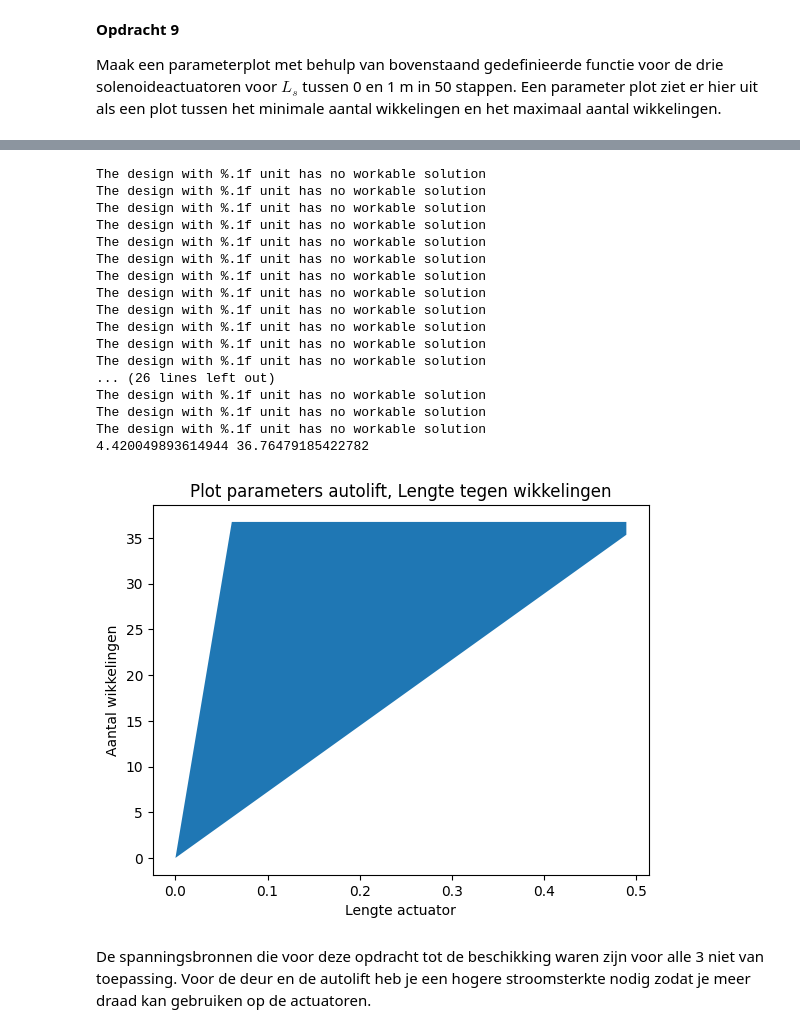
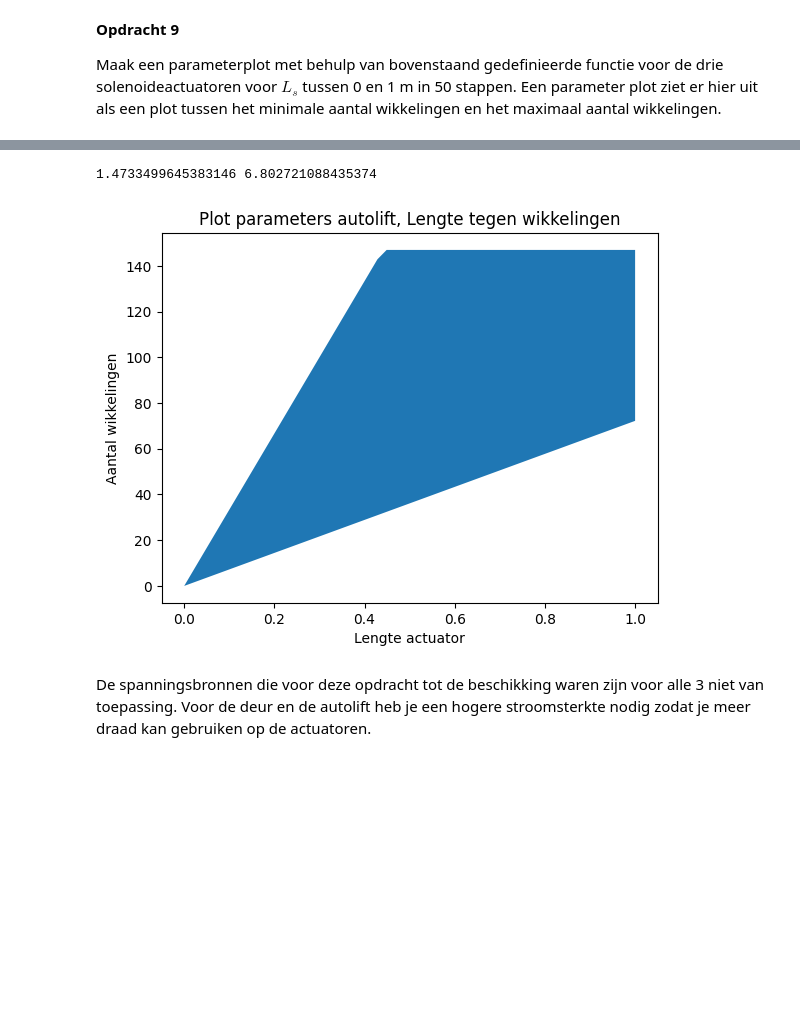
Before and after one commit to korne-Hoendervangers/opdrachten-DEF-D-KorneHoendervangers, a Jupyter notebook: DigitaleOntwerpopdrachten/2KrachtactuatorOpdracht/2KrachtactuatorOpdracht/KrachtactuatorOpdracht.ipynb, the cells around one changed output, grey strips where cells are left out. Saved outputs shown, nothing was run; the diff lists cells and outputs as text; code cells hidden in the pictures; blank space fills up the shorter version.

```diff
--- a/DigitaleOntwerpopdrachten/2KrachtactuatorOpdracht/2KrachtactuatorOpdracht/KrachtactuatorOpdracht.ipynb
+++ b/DigitaleOntwerpopdrachten/2KrachtactuatorOpdracht/2KrachtactuatorOpdracht/KrachtactuatorOpdracht.ipynb
@@ -224,8 +224,8 @@ L_s = np.linspace(0,1,50)
 F_deur = 40 #N
 r_s_deur = 0.01 #m
 I_deur = 0.5 #A
-r_d_deur = 0.00005 #m
-L_d_deur = 8.32 #m
+r_d_deur = 0.0001 #m
+L_d_deur = 33.26 #m
 #functies invullen
 
 aantal_wikkelingen_min = np.zeros(50)
@@ -269,8 +269,8 @@ L_s = np.linspace(0,1,50)
 F_kastje = 11 #N
 r_s_kastje = 0.0075 #m
 I_kastje = 2 #A
-r_d_kastje = 0.0001 #m
-L_d_kastje = 18.32 #m
+r_d_kastje = 0.0002 #m
+L_d_kastje = 73.92 #m
 #functies invullen
 
 # arrays
@@ -311,46 +295,30 @@ The design with %.1f unit has no workable solution
 # %%
 #plot voor autolift
-L_s = np.linspace(0,3,50)
+L_s = np.linspace(0,1,50)
 F_autolift = 15000 #N
 r_s_autolift = 0.03 #m
 I_autolift = 180 #A
-r_d_autolift = 0.00075 #m
-L_d_autolift = 6.93 #m
+r_d_autolift = 0.0015 #m
+L_d_autolift = 27.7 #m
 #functies invullen
 aantal_wikkelingen_min = np.zeros(50)
 aantal_wikkelingen_max = np.zeros(50)
 
 for i in range(50):
     aantal_wikkelingen_min[i], aantal_wikkelingen_max[i] = aantal_wikkelingen(L_s[i],F_autolift, r_s_autolift,I_autolift, r_d_autolift, L_d_autolift)
 
 
 print(aantal_wikkelingen_min[1],aantal_wikkelingen_max[1])
 
 plt.figure()
 plt.fill_between(L_s,aantal_wikkelingen_min,aantal_wikkelingen_max) # De ruimte tussen de eisen vullen
 plt.title("Plot parameters autolift, Lengte tegen wikkelingen")
 plt.xlabel("Lengte actuator")
 plt.ylabel("Aantal wikkelingen")
 plt.show()
 # %% [output]
-The design with %.1f unit has no workable solution
-The design with %.1f unit has no workable solution
-The design with %.1f unit has no workable solution
-The design with %.1f unit has no workable solution
-The design with %.1f unit has no workable solution
-The design with %.1f unit has no workable solution
-The design with %.1f unit has no workable solution
-The design with %.1f unit has no workable solution
-The design with %.1f unit has no workable solution
-The design with %.1f unit has no workable solution
-The design with %.1f unit has no workable solution
-The design with %.1f unit has no workable solution
-... (26 lines left out)
-The design with %.1f unit has no workable solution
-The design with %.1f unit has no workable solution
-The design with %.1f unit has no workable solution
-4.420049893614944 36.76479185422782
+1.4733499645383146 6.802721088435374
-[figure, old version]
+[figure, new version]
 # %% [markdown]
 De spanningsbronnen die voor deze opdracht tot de beschikking waren zijn voor alle 3 niet van toepassing. Voor de deur en de autolift heb je een hogere stroomsterkte nodig zodat je meer draad kan gebruiken op de actuatoren.
 # %% [markdown]
```
Also changed, not shown: parts of 12 cells of this notebook.
